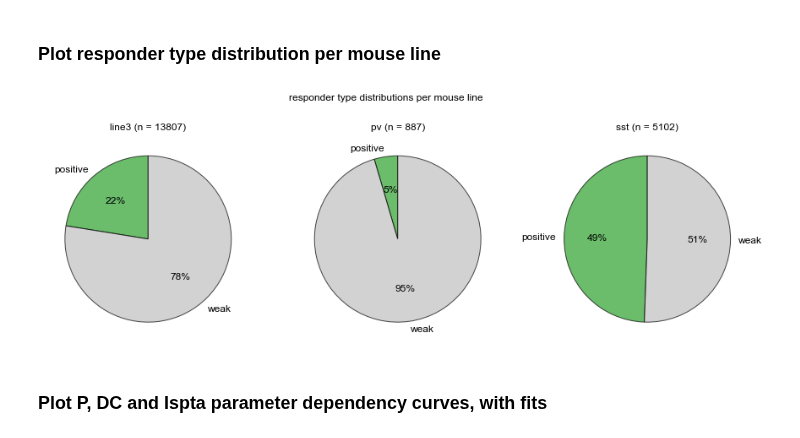
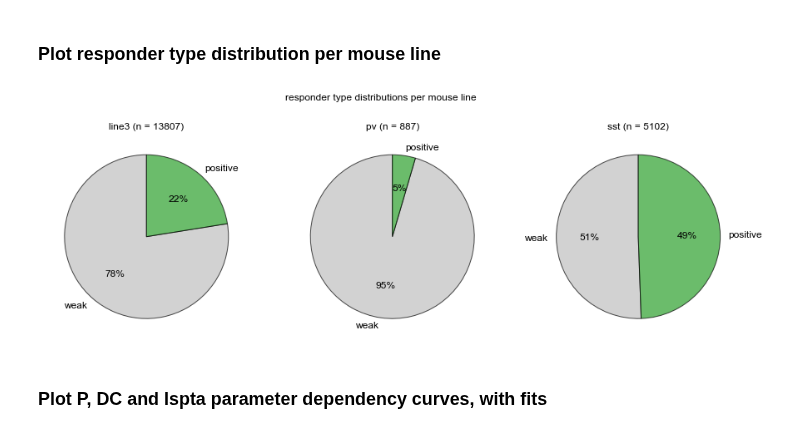
Before and after one commit to shohamlab/usnm2p, a Jupyter notebook: main_analysis.ipynb, the cells around one changed output. Drawn from its saved outputs; the diff is of its cells as text; code cells hidden in the pictures.

```diff
--- a/main_analysis.ipynb
+++ b/main_analysis.ipynb
@@ -100,21 +100,29 @@ stats_pos = stats_by_rtype.loc[pd.IndexSlice[:, 'positive', :]]
 # %%
 # Plot counts on pie chart
 groups = stats_by_rtype.groupby(Label.LINE)
 naxes = len(groups)
 figs['rtype_dist_per_line'], axes = plt.subplots(1, naxes, figsize=(5 * naxes, 5))
 figs['rtype_dist_per_line'].set_facecolor('w')
 figs['rtype_dist_per_line'].suptitle('responder type distributions per mouse line')
 for ax, (line, gdata) in zip(axes, groups):
-    counts_by_rtype = gdata['count'].groupby(Label.ROI_RESP_TYPE).first()
+    counts_by_rtype = (gdata['count']
+        .groupby(Label.ROI_RESP_TYPE)
+        .first()
+        .reindex(get_default_rtypes())
+        .dropna()
+    )
     ax.set_title(f'{line} (n = {counts[line].sum()})')
     counts_by_rtype.plot.pie(
-        ax=ax, ylabel='', autopct='%1.0f%%',
+        ax=ax,
+        ylabel='',
+        autopct='%1.0f%%',
         colors=[Palette.RTYPE[k] for k in counts_by_rtype.index],
-        startangle=90, textprops={'fontsize': 12},
+        startangle=90,
+        textprops={'fontsize': 12},
         wedgeprops={'edgecolor': 'k', 'alpha': 0.7}
     )
 # %% [output]
-[figure, old version]
+[figure, new version]
 # %% [markdown]
 ### Plot P, DC and Ispta parameter dependency curves, with fits
 # %%
```
Also changed, not shown: parts of 8 cells of this notebook, 1 other file.
